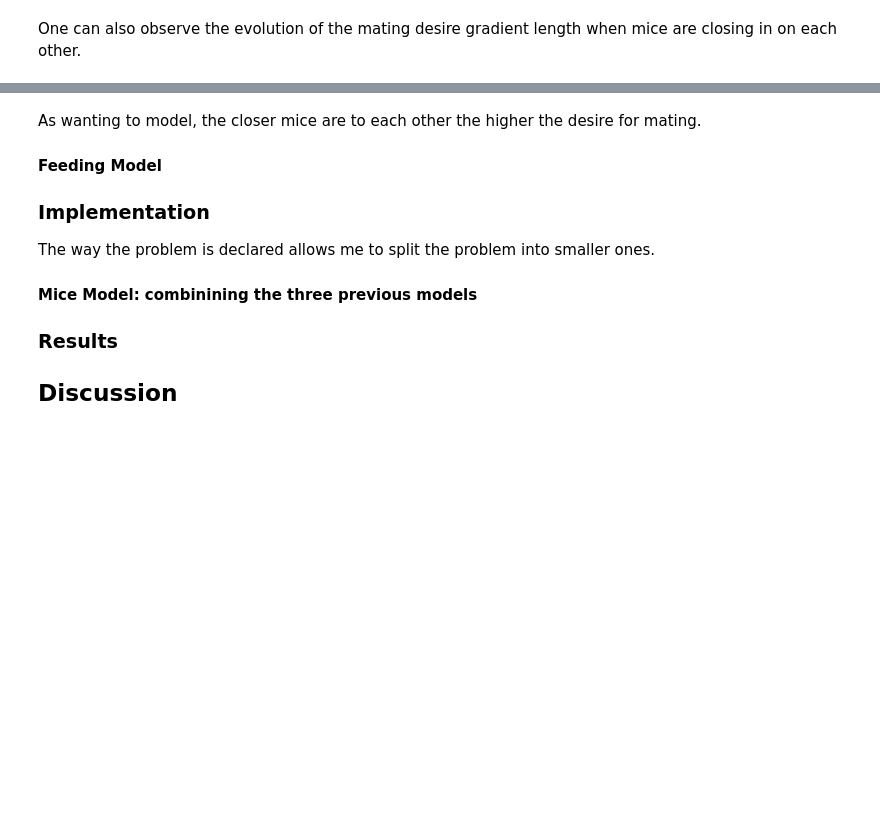
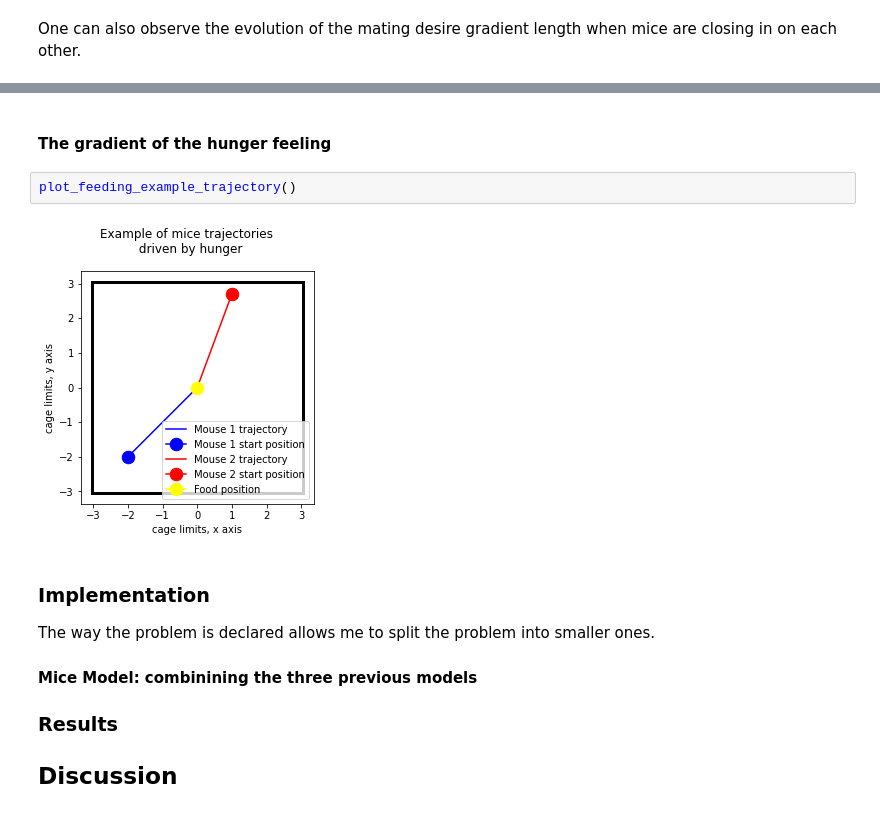
Before and after one commit to midumitrescu/modelling-course-prof-sprek-winter-2022, a Jupyter notebook: Modelling_Course_Presentation.ipynb, the cells around one changed output, grey strips where cells are left out. Drawn from its saved outputs; the diff is of its cells as text; blank space fills up the shorter version.

Commit message:
Explanation of movement model

```diff
--- a/Modelling_Course_Presentation.ipynb
+++ b/Modelling_Course_Presentation.ipynb
@@ -218,10 +281,10 @@ plot_mating_desire(always_mating)
+# %% [markdown]
+#### The gradient of the hunger feeling
+# %%
+plot_feeding_example_trajectory()
+# %% [output]
+[figure, added]
 # %% [markdown]
-As wanting to model, the closer
-mice are to each other the higher the desire for mating.
-
-#### Feeding Model
-
-
 ### Implementation
 
 The way the problem is declared allows me to split the problem into smaller ones.
```
Also changed, not shown: parts of 11 cells of this notebook, 3 other files.
